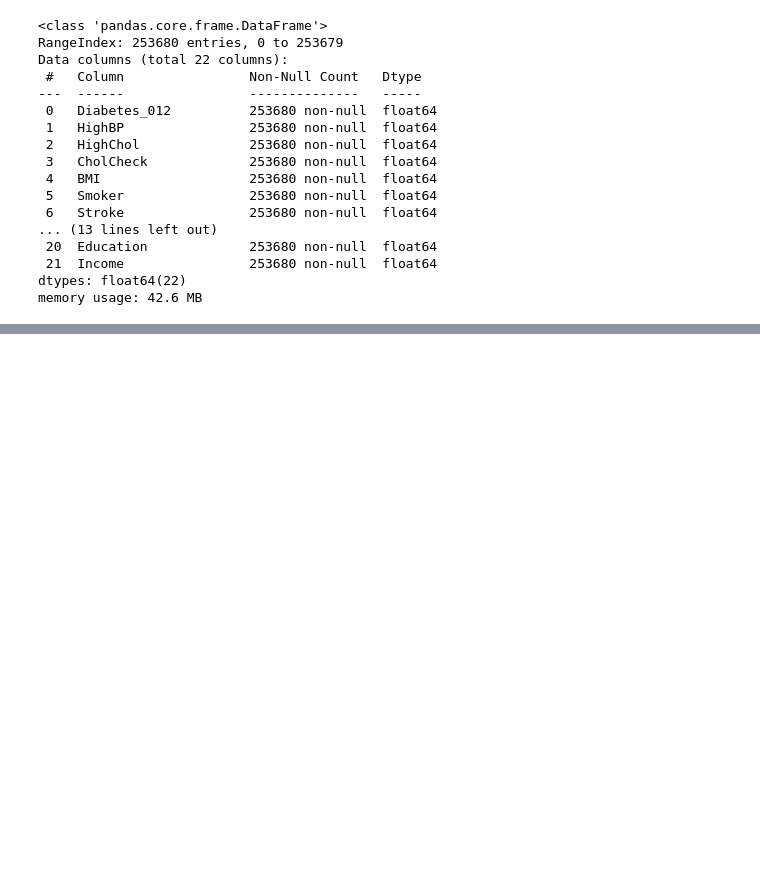
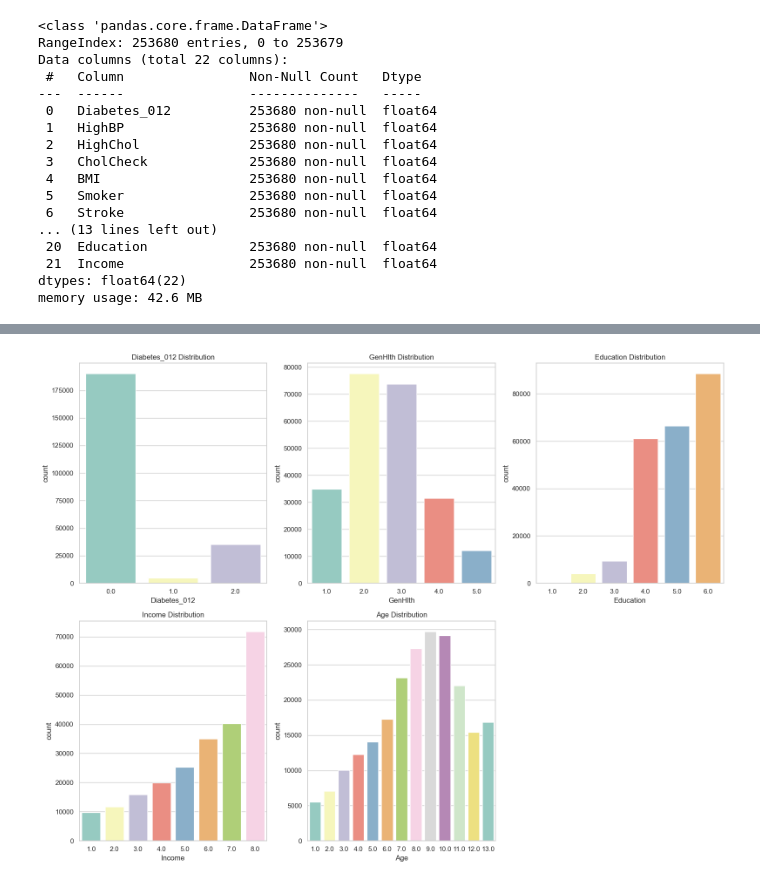
Before and after one commit to Ganindu-Deshapriya/DA_assignment, a Jupyter notebook: workspace_Amanda/Data_pre.ipynb, the cells around one changed output, grey strips where cells are left out. Saved outputs shown, nothing was run; the diff lists cells and outputs as text; code cells hidden in the pictures; blank space fills up the shorter version.

```diff
--- a/workspace_Amanda/Data_pre.ipynb
+++ b/workspace_Amanda/Data_pre.ipynb
@@ -59,3 +59,6 @@ Data columns (total 22 columns):
  21  Income                253680 non-null  float64
 dtypes: float64(22)
 memory usage: 42.6 MB
+# %%
+for col in df_copy.columns:
+    print(f"{col}: {df_copy[col].unique()}")
@@ -61,0 +103,15 @@ memory usage: 42.6 MB
+# %%
+# Convert binary variables (0/1) to int
+binary_cols = ['HighBP', 'HighChol', 'CholCheck', 'Smoker',
+               'Stroke', 'HeartDiseaseorAttack', 'PhysActivity',
+               'Fruits', 'Veggies', 'HvyAlcoholConsump',
+               'AnyHealthcare', 'NoDocbcCost', 'DiffWalk', 'Sex']
+df_copy[binary_cols] = df_copy[binary_cols].astype('int64')
+
+# Convert categorical codes to category dtype
+categorical_cols = ['Diabetes_012', 'GenHlth', 'Education', 'Income', 'Age']
+df_copy[categorical_cols] = df_copy[categorical_cols].astype('category')
+
+# Keep BMI and health days as numeric
+numeric_cols = ['BMI', 'MentHlth', 'PhysHlth']
+df_copy[numeric_cols] = df_copy[numeric_cols].astype('float64')  # or 'int' if no decimals
@@ -61,0 +369,12 @@ memory usage: 42.6 MB
+# %%
+categorical_cols = ['Diabetes_012', 'GenHlth', 'Education', 'Income', 'Age']
+
+plt.figure(figsize=(16, 12))
+for i, col in enumerate(categorical_cols, 1):
+    plt.subplot(2, 3, i)
+    sns.countplot(data=df_copy, x=col, palette='Set3')
+    plt.title(f'{col} Distribution')
+plt.tight_layout()
+plt.show()
+# %% [output]
+[figure, added]
```
Also changed, not shown: parts of 18 cells of this notebook, 1 other file.
